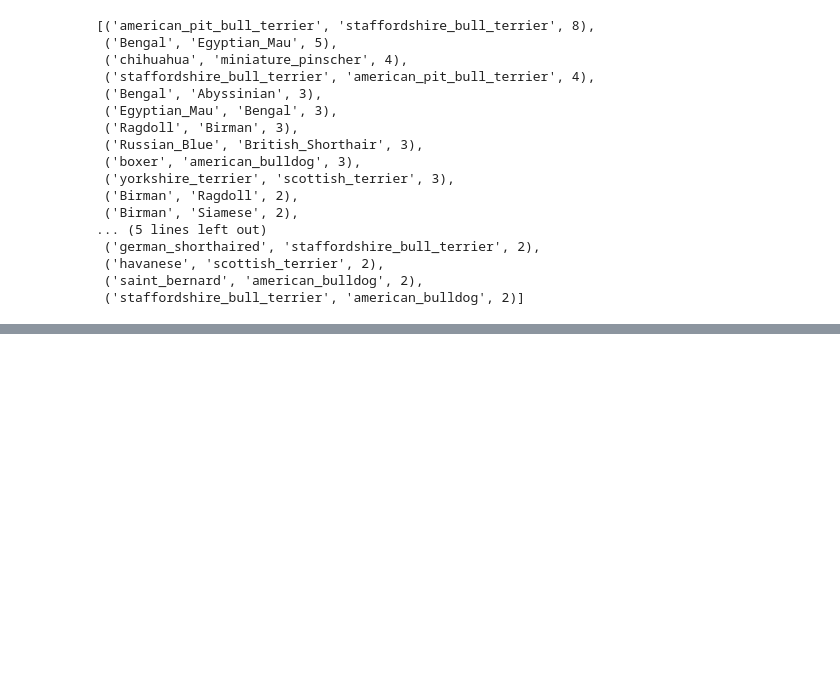
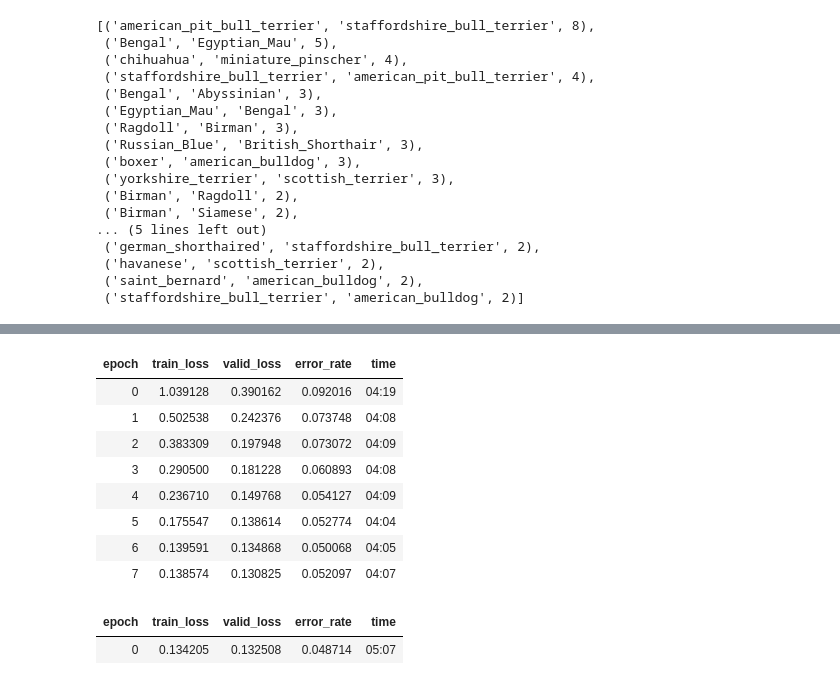
Before and after one commit to nishizaki0327/fastai, a Jupyter notebook: Lesson1.ipynb, the cells around one changed output, grey strips where cells are left out. Drawn from its saved outputs; the diff is of its cells as text; code cells hidden in the pictures; blank space fills up the shorter version.

```diff
--- a/Lesson1.ipynb
+++ b/Lesson1.ipynb
@@ -169,0 +212,3 @@ interp.most_confused(min_val=2)
+# %%
+data = ImageDataBunch.from_name_re(path_img, fnames, pat, ds_tfms=get_transforms(), size=320, bs=20)
+data.normalize(imagenet_stats)
@@ -169,0 +233,14 @@ interp.most_confused(min_val=2)
+# %%
+learn = create_cnn(data, models.resnet50, metrics=error_rate)
+# %%
+learn.fit_one_cycle(8, max_lr=slice(1e-3))
+# %% [output]
+| epoch | train_loss | valid_loss | error_rate | time |
+| 0 | 1.039128 | 0.390162 | 0.092016 | 04:19 |
+| 1 | 0.502538 | 0.242376 | 0.073748 | 04:08 |
+| 2 | 0.383309 | 0.197948 | 0.073072 | 04:09 |
+| 3 | 0.290500 | 0.181228 | 0.060893 | 04:08 |
+| 4 | 0.236710 | 0.149768 | 0.054127 | 04:09 |
+| 5 | 0.175547 | 0.138614 | 0.052774 | 04:04 |
+| 6 | 0.139591 | 0.134868 | 0.050068 | 04:05 |
+| 7 | 0.138574 | 0.130825 | 0.052097 | 04:07 |
@@ -169,0 +249,6 @@ interp.most_confused(min_val=2)
+# %%
+learn.unfreeze()
+learn.fit_one_cycle(1, max_lr=slice(1e-6,1e-4))
+# %% [output]
+| epoch | train_loss | valid_loss | error_rate | time |
+| 0 | 0.134205 | 0.132508 | 0.048714 | 05:07 |
```
Also changed, not shown: parts of 9 cells of this notebook.
